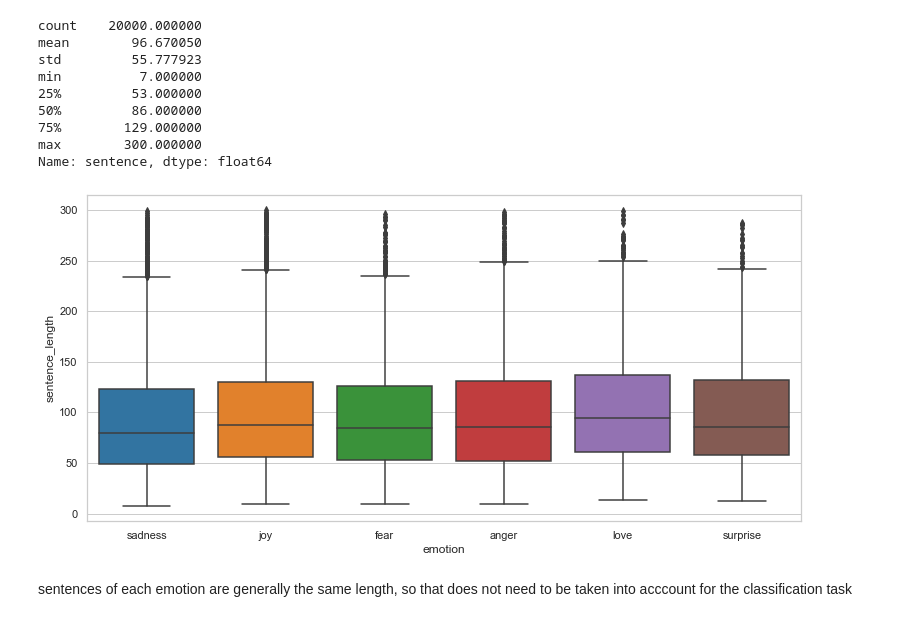
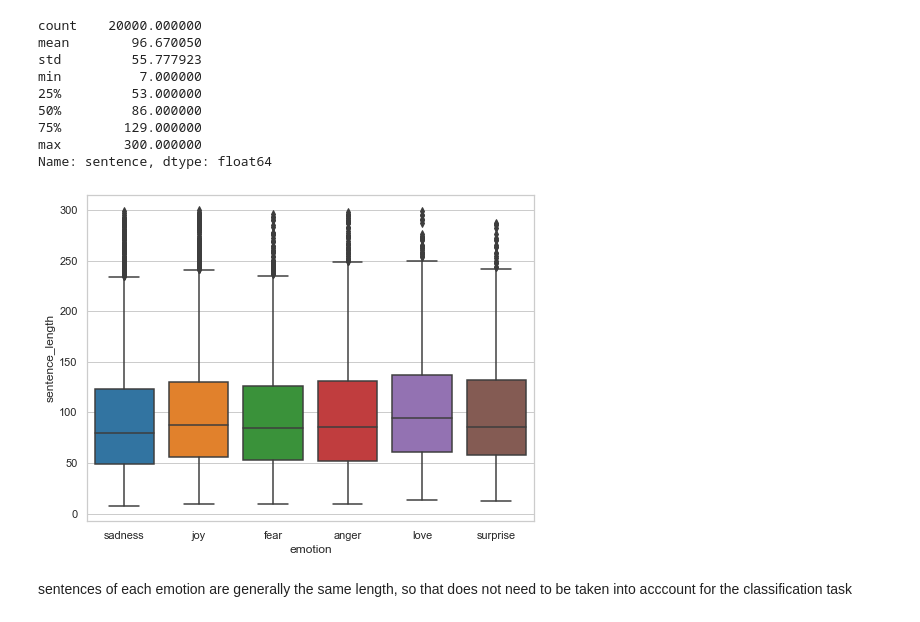
Before and after one commit to ayliahfani/Emotion-Recognition, a Jupyter notebook: Coursework/nc_coursework.ipynb, the cells around one changed output. Saved outputs shown, nothing was run; the diff lists cells and outputs as text; code cells hidden in the pictures.

```diff
--- a/Coursework/nc_coursework.ipynb
+++ b/Coursework/nc_coursework.ipynb
@@ -118,9 +147,9 @@ Name: sentence, dtype: float64
 # %%
 df['sentence_length'] = sentence_length
 
-plt.figure(figsize=(12.8,6))
+plt.figure(figsize=(8,6))
 sns.boxplot(data=df, x='emotion', y='sentence_length');
 # %% [output]
-[figure, old version]
+[figure, new version]
 # %% [markdown]
 sentences of each emotion are generally the same length, so that does not need to be taken into acccount for the classification task
```
Also changed, not shown: parts of 31 cells of this notebook, 8 other files.
